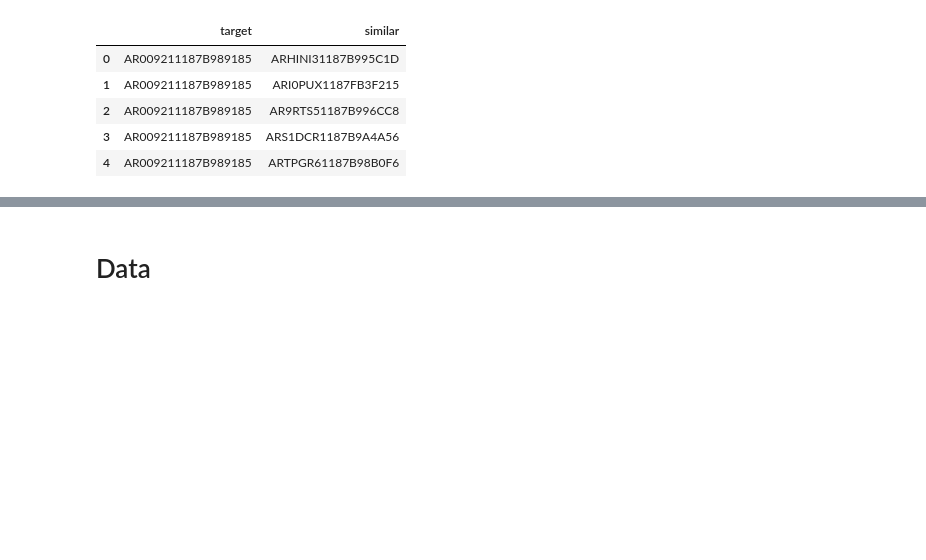
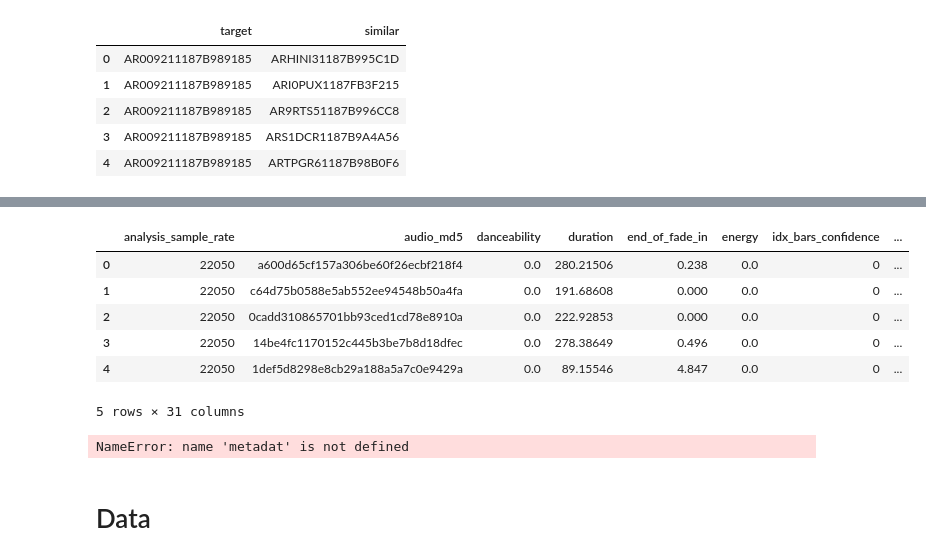
Before and after one commit to pylablanche/MillionSong, a Jupyter notebook: MusicExploration_Lauren.ipynb, the cells around one changed output, grey strips where cells are left out. Drawn from its saved outputs; the diff is of its cells as text; code cells hidden in the pictures; blank space fills up the shorter version.

Commit message:
Checking subset_msd_summary_file - it seems it is the same as reading in all the files in data

```diff
--- a/MusicExploration_Lauren.ipynb
+++ b/MusicExploration_Lauren.ipynb
@@ -151,3 +157,17 @@ with pd.HDFStore('../MillionSongSubset/AdditionalFiles/subset_msd_summary_file.h
+# %%
+analysis_summary.head()
+# %% [output]
+|  | analysis_sample_rate | audio_md5 | danceability | duration | end_of_fade_in | energy | idx_bars_confidence | ... |
+| 0 | 22050 | a600d65cf157a306be60f26ecbf218f4 | 0.0 | 280.21506 | 0.238 | 0.0 | 0 | ... |
+| 1 | 22050 | c64d75b0588e5ab552ee94548b50a4fa | 0.0 | 191.68608 | 0.000 | 0.0 | 0 | ... |
+| 2 | 22050 | 0cadd310865701bb93ced1cd78e8910a | 0.0 | 222.92853 | 0.000 | 0.0 | 0 | ... |
+| 3 | 22050 | 14be4fc1170152c445b3be7b8d18dfec | 0.0 | 278.38649 | 0.496 | 0.0 | 0 | ... |
+| 4 | 22050 | 1def5d8298e8cb29a188a5a7c0e9429a | 0.0 | 89.15546 | 4.847 | 0.0 | 0 | ... |
+5 rows × 31 columns
+# %%
+metadat.head()
+# %% [output]
+NameError: name 'metadat' is not defined
 # %% [markdown]
 # Data
 # %%
```
Also changed, not shown: parts of 7 cells of this notebook.
